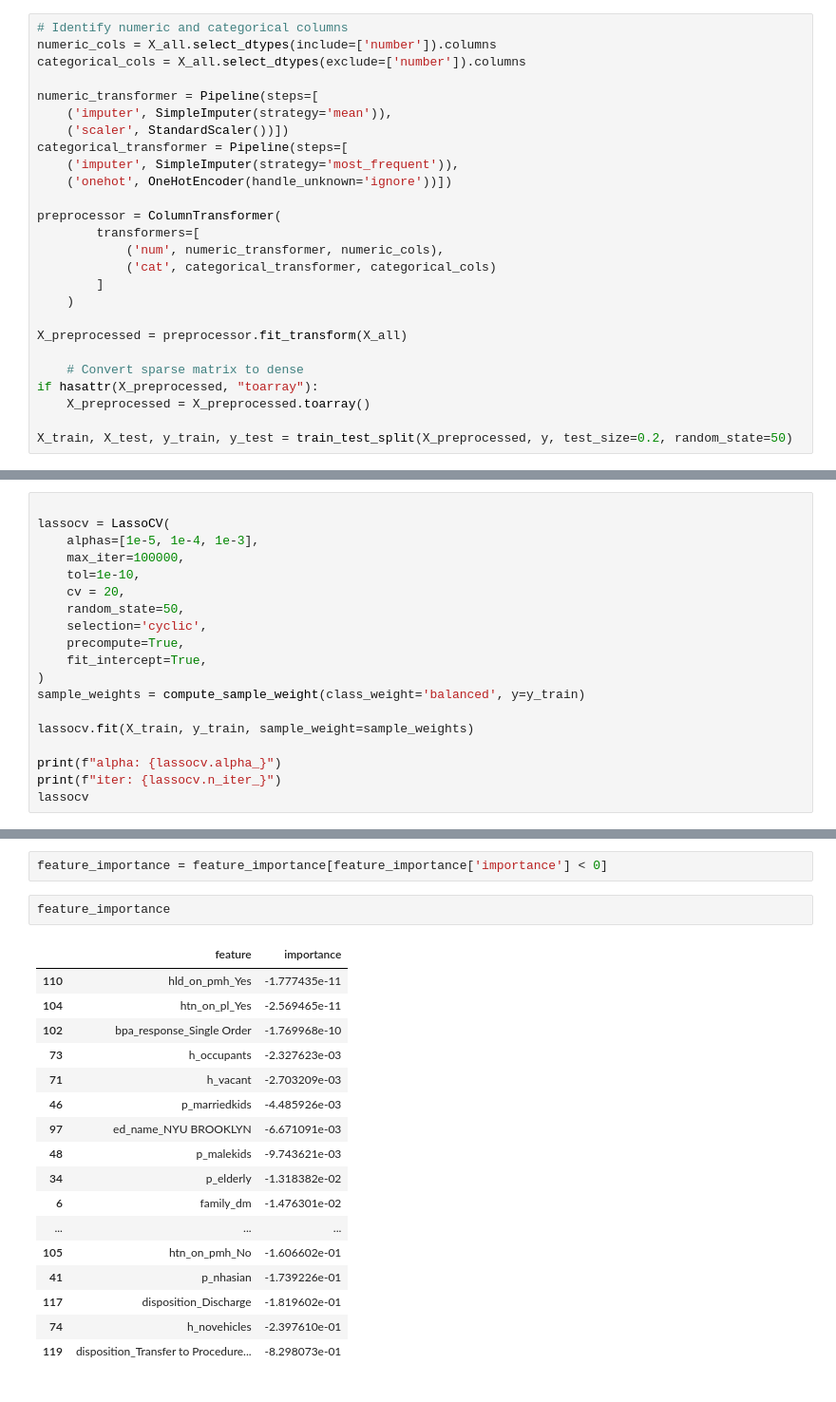
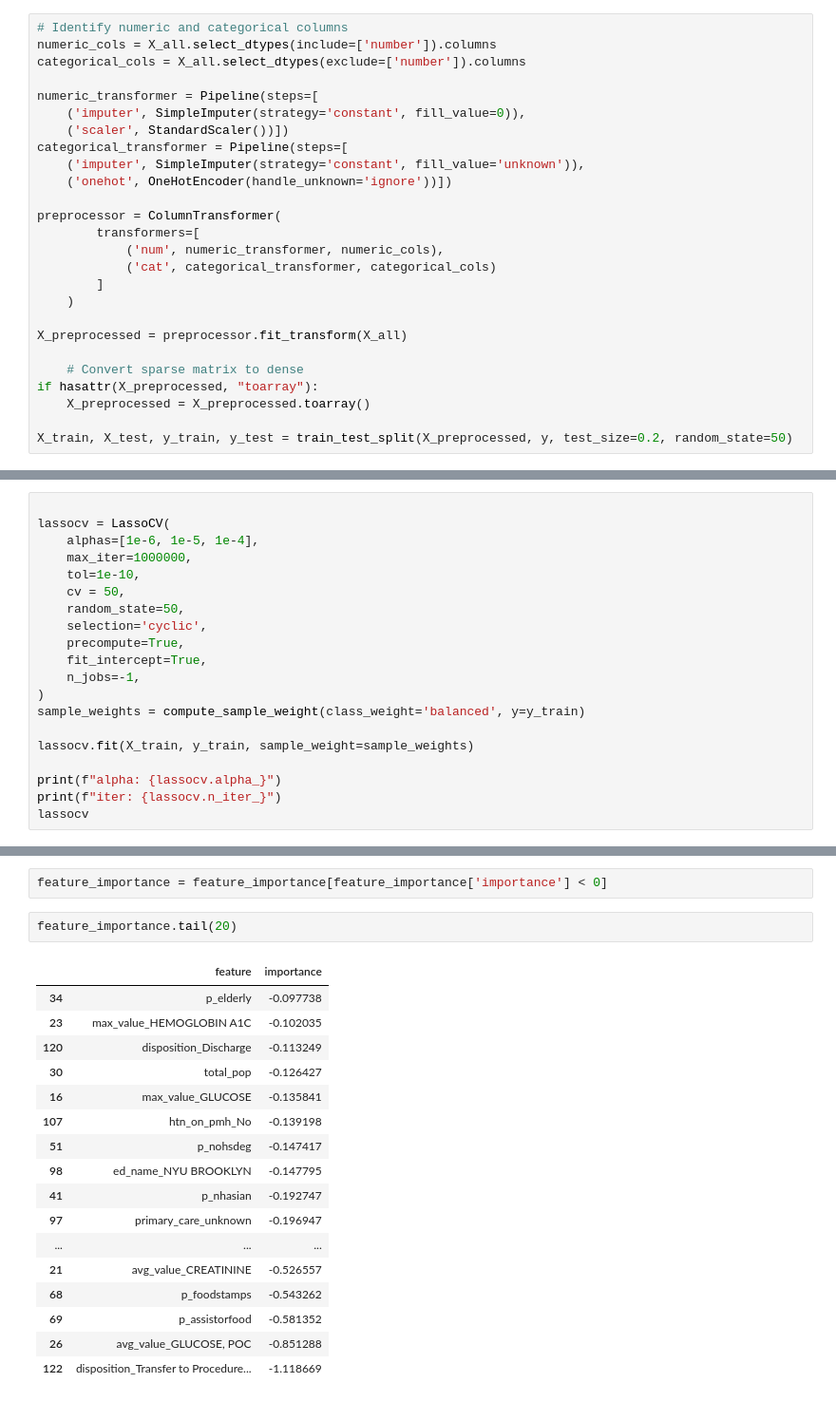
Before and after one commit to Ssuche/capstone, a Jupyter notebook: codes/lasso_features_selection.ipynb, the cells around one changed output, grey strips where cells are left out. Shown: that part at 95% size. Saved outputs shown, nothing was run; the diff lists cells and outputs as text.

```diff
--- a/codes/lasso_features_selection.ipynb
+++ b/codes/lasso_features_selection.ipynb
@@ -120,10 +121,10 @@ numeric_cols = X_all.select_dtypes(include=['number']).columns
 categorical_cols = X_all.select_dtypes(exclude=['number']).columns
 
 numeric_transformer = Pipeline(steps=[
-    ('imputer', SimpleImputer(strategy='mean')),
+    ('imputer', SimpleImputer(strategy='constant', fill_value=0)),
     ('scaler', StandardScaler())])
 categorical_transformer = Pipeline(steps=[
-    ('imputer', SimpleImputer(strategy='most_frequent')),
+    ('imputer', SimpleImputer(strategy='constant', fill_value='unknown')),
     ('onehot', OneHotEncoder(handle_unknown='ignore'))])
 
 preprocessor = ColumnTransformer(
@@ -148,14 +149,15 @@ lasso.fit(X_train, y_train)'''
 # %%
 
 lassocv = LassoCV(
-    alphas=[1e-5, 1e-4, 1e-3],
-    max_iter=100000,
+    alphas=[1e-6, 1e-5, 1e-4],
+    max_iter=1000000,
     tol=1e-10,
-    cv = 20,
+    cv = 50,
     random_state=50,
     selection='cyclic',
     precompute=True,
     fit_intercept=True,
+    n_jobs=-1,
 )
 sample_weights = compute_sample_weight(class_weight='balanced', y=y_train)
 
@@ -190,25 +192,25 @@ feature_importance = feature_importance.sort_values('importance', ascending=Fals
 # %%
 feature_importance = feature_importance[feature_importance['importance'] < 0]
 # %%
-feature_importance
+feature_importance.tail(20)
 # %% [output]
 |  | feature | importance |
-| 110 | hld_on_pmh_Yes | -1.777435e-11 |
-| 104 | htn_on_pl_Yes | -2.569465e-11 |
-| 102 | bpa_response_Single Order | -1.769968e-10 |
-| 73 | h_occupants | -2.327623e-03 |
-| 71 | h_vacant | -2.703209e-03 |
-| 46 | p_marriedkids | -4.485926e-03 |
-| 97 | ed_name_NYU BROOKLYN | -6.671091e-03 |
-| 48 | p_malekids | -9.743621e-03 |
-| 34 | p_elderly | -1.318382e-02 |
-| 6 | family_dm | -1.476301e-02 |
+| 34 | p_elderly | -0.097738 |
+| 23 | max_value_HEMOGLOBIN A1C | -0.102035 |
+| 120 | disposition_Discharge | -0.113249 |
+| 30 | total_pop | -0.126427 |
+| 16 | max_value_GLUCOSE | -0.135841 |
+| 107 | htn_on_pmh_No | -0.139198 |
+| 51 | p_nohsdeg | -0.147417 |
+| 98 | ed_name_NYU BROOKLYN | -0.147795 |
+| 41 | p_nhasian | -0.192747 |
+| 97 | primary_care_unknown | -0.196947 |
 | ... | ... | ... |
-| 105 | htn_on_pmh_No | -1.606602e-01 |
-| 41 | p_nhasian | -1.739226e-01 |
-| 117 | disposition_Discharge | -1.819602e-01 |
-| 74 | h_novehicles | -2.397610e-01 |
-| 119 | disposition_Transfer to Procedure... | -8.298073e-01 |
+| 21 | avg_value_CREATININE | -0.526557 |
+| 68 | p_foodstamps | -0.543262 |
+| 69 | p_assistorfood | -0.581352 |
+| 26 | avg_value_GLUCOSE, POC | -0.851288 |
+| 122 | disposition_Transfer to Procedure... | -1.118669 |
 # %%
 
 plt.figure(figsize=(10, 10))
```
Also changed, not shown: parts of 8 cells of this notebook, 4 other files.
